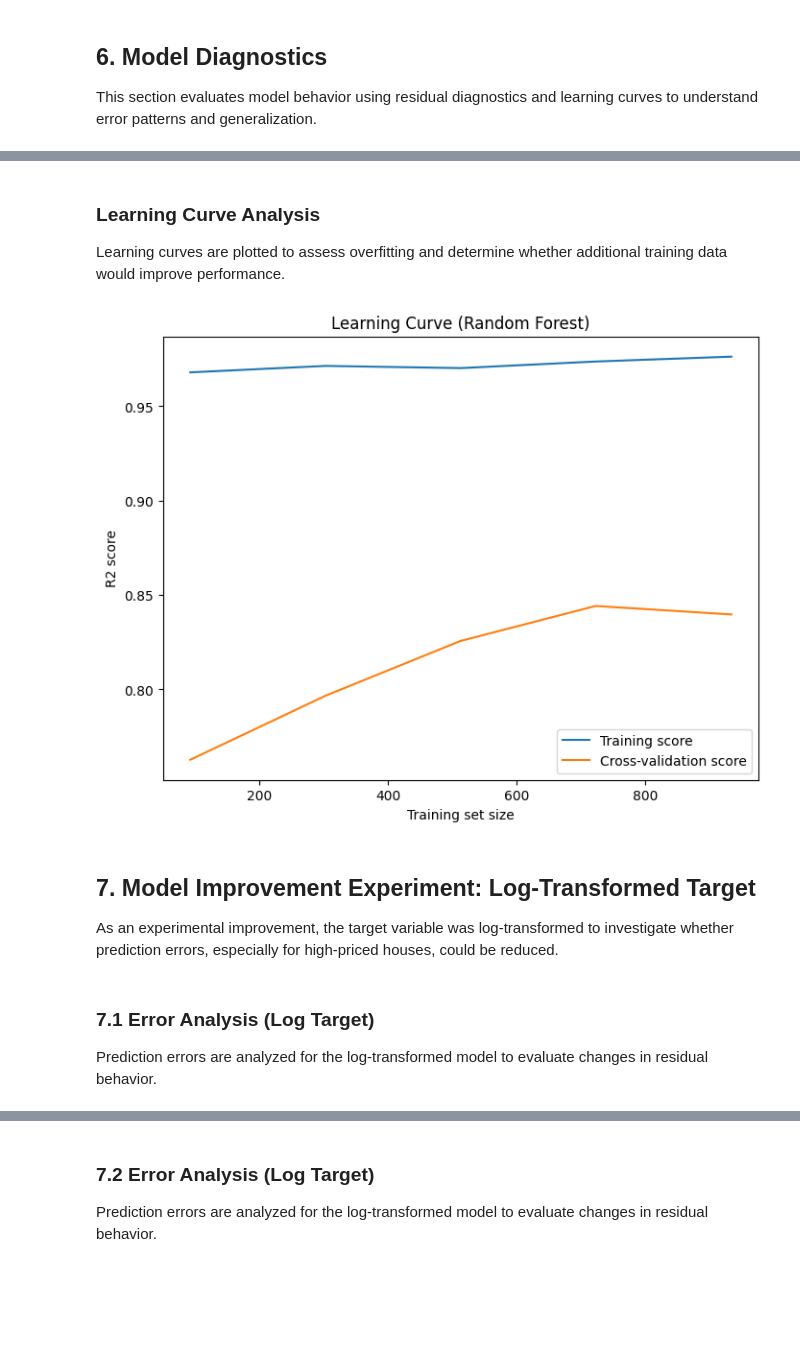
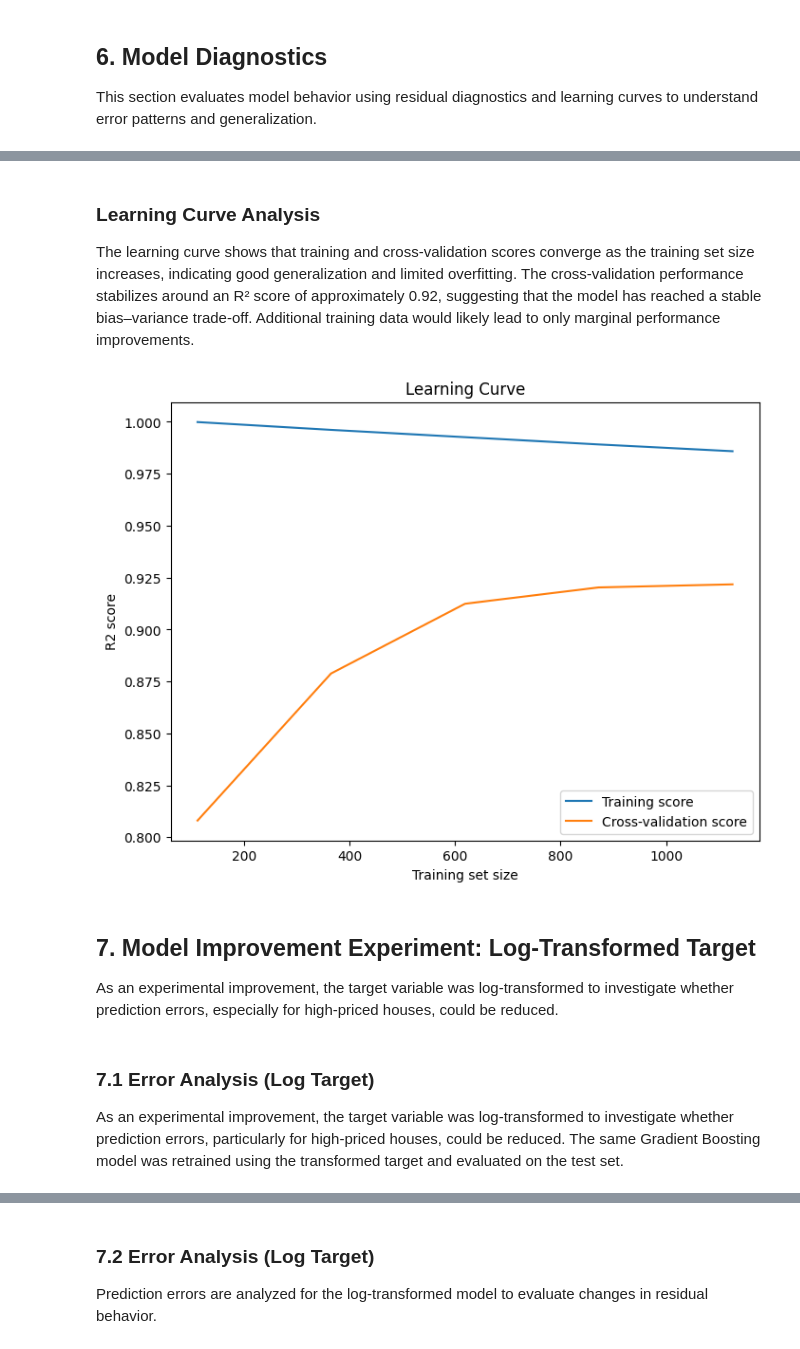
Before and after one commit to senemyilmaz/house-price-prediction, a Jupyter notebook: House_Price_Prediction.ipynb, the cells around one changed output, grey strips where cells are left out. Drawn from its saved outputs; the diff is of its cells as text; code cells hidden in the pictures; blank space fills up the shorter version.

```diff
--- a/House_Price_Prediction.ipynb
+++ b/House_Price_Prediction.ipynb
@@ -296,12 +319,18 @@ RF mean MAE: 18353.373293826346
 
 The best-performing model is trained on the full training set and evaluated on a held-out test set to assess real-world predictive performance.
 # %%
-best_model = rf_model
+best_model = gbr_model
 best_model.fit(X_train, y_train)
 
 y_pred = best_model.predict(X_test)
 
-print("Test R2:", r2_score(y_test, y_pred))
-print("Test RMSE:", np.sqrt(mean_squared_error(y_test, y_pred)))
-print("Test MAE:", mean_absolute_error(y_test, y_pred))
+
+
+r2   = r2_score(y_test, y_pred)
+rmse = np.sqrt(mean_squared_error(y_test, y_pred))
+mae  = mean_absolute_error(y_test, y_pred)
+
+print("Test R2:", r2)
+print("Test RMSE:", rmse)
+print("Test MAE:", mae)
 # %% [output]
@@ -425,14 +454,21 @@ The Random Forest model is retrained using the selected feature subset and evalu
 # %%
-rf_model_sel = Pipeline(steps=[
+
+gbr_model_sel = Pipeline(steps=[
     ("preprocess", preprocessor_sel),
-    ("model", RandomForestRegressor(random_state=RANDOM_STATE)),
+    ("model", GradientBoostingRegressor(
+        random_state=RANDOM_STATE,
+        n_estimators=400,
+        learning_rate=0.05,
+        max_depth=3,
+        subsample=0.9
+    )),
 ])
 
-rf_model_sel.fit(X_train_sel, y_train)
+gbr_model_sel.fit(X_train_sel, y_train)
 
-y_pred_sel = rf_model_sel.predict(X_test_sel)
+y_pred_sel = gbr_model_sel.predict(X_test_sel)
 
-print("Test R2:", r2_score(y_test, y_pred_sel))
-print("Test RMSE:", np.sqrt(mean_squared_error(y_test, y_pred_sel)))
-print("Test MAE:", mean_absolute_error(y_test, y_pred_sel))
+print("Reduced Test R2:", r2_score(y_test, y_pred_sel))
+print("Reduced Test RMSE:", np.sqrt(mean_squared_error(y_test, y_pred_sel)))
+print("Reduced Test MAE:", mean_absolute_error(y_test, y_pred_sel))
 # %% [output]
@@ -466,31 +503,30 @@ plt.show()
 # %% [markdown]
 ### Learning Curve Analysis
 
-Learning curves are plotted to assess overfitting and determine whether additional training data would improve performance.
+The learning curve shows that training and cross-validation scores converge as the training set size increases, indicating good generalization and limited overfitting. The cross-validation performance stabilizes around an R² score of approximately 0.92, suggesting that the model has reached a stable bias–variance trade-off. Additional training data would likely lead to only marginal performance improvements.
 # %%
-
 train_sizes, train_scores, test_scores = learning_curve(
-    rf_model_sel,
+    gbr_model_sel,
     X_train_sel,
     y_train,
     cv=5,
     scoring="r2"
 )
-
 
 train_scores_mean = np.mean(train_scores, axis=1)
 test_scores_mean  = np.mean(test_scores, axis=1)
 
 plt.figure(figsize=(8,6))
 plt.plot(train_sizes, train_scores_mean, label="Training score")
 plt.plot(train_sizes, test_scores_mean, label="Cross-validation score")
 plt.xlabel("Training set size")
 plt.ylabel("R2 score")
-plt.title("Learning Curve (Random Forest)")
+plt.title("Learning Curve")
 plt.legend()
+plt.savefig("learning_curve.png", dpi=150, bbox_inches="tight")
 plt.show()
 # %% [output]
-[figure, old version]
+[figure, new version]
 # %% [markdown]
 ## 7. Model Improvement Experiment: Log-Transformed Target
 
@@ -498,7 +534,7 @@ As an experimental improvement, the target variable was log-transformed to inves
 # %% [markdown]
 ### 7.1 Error Analysis (Log Target)
 
-Prediction errors are analyzed for the log-transformed model to evaluate changes in residual behavior.
+As an experimental improvement, the target variable was log-transformed to investigate whether prediction errors, particularly for high-priced houses, could be reduced. The same Gradient Boosting model was retrained using the transformed target and evaluated on the test set.
 # %%
 y_train_log = np.log1p(y_train)
 y_test_log  = np.log1p(y_test)
```
Also changed, not shown: parts of 24 cells of this notebook.
